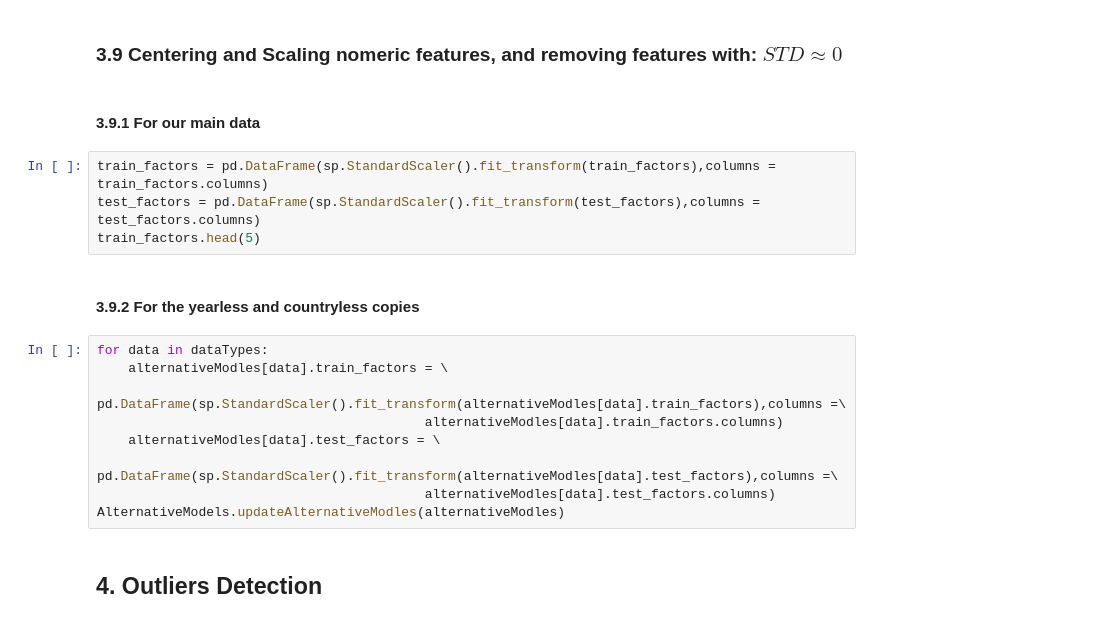
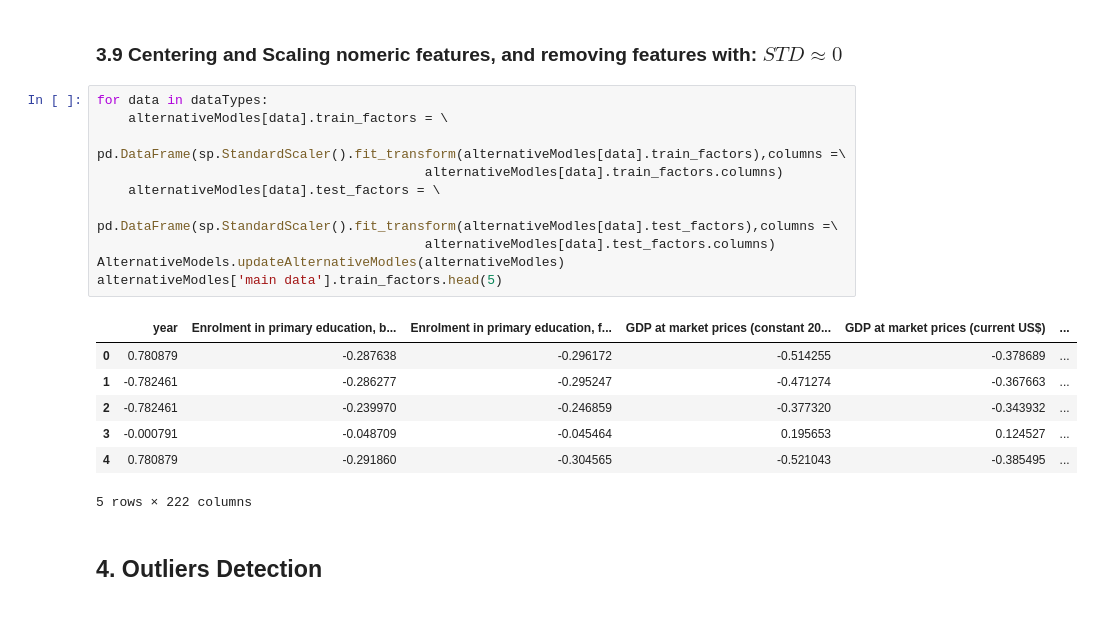
Before and after one commit to acrola/WorkShopDS, a Jupyter notebook: Project-Notebook.ipynb, the cells around one changed output. Cells and saved outputs as stored; diff of their text form.

```diff
--- a/Project-Notebook.ipynb
+++ b/Project-Notebook.ipynb
@@ -178,22 +222,23 @@ interact(OutliersDetection.allDataLinearityProving,\
 # %% [markdown]
 ### 3.9 Centering and Scaling nomeric features, and removing features with: $STD\approx0$
-# %% [markdown]
-#### 3.9.1 For our main data
 # %%
-train_factors = pd.DataFrame(sp.StandardScaler().fit_transform(train_factors),columns = train_factors.columns)
-test_factors = pd.DataFrame(sp.StandardScaler().fit_transform(test_factors),columns = test_factors.columns)
-train_factors.head(5)
+for data in dataTypes:
+    alternativeModles[data].train_factors = \
+            pd.DataFrame(sp.StandardScaler().fit_transform(alternativeModles[data].train_factors),columns =\
+                                          alternativeModles[data].train_factors.columns)
+    alternativeModles[data].test_factors = \
+            pd.DataFrame(sp.StandardScaler().fit_transform(alternativeModles[data].test_factors),columns =\
+                                          alternativeModles[data].test_factors.columns)
+AlternativeModels.updateAlternativeModles(alternativeModles)
+alternativeModles['main data'].train_factors.head(5)
+# %% [output]
+|  | year | Enrolment in primary education, b... | Enrolment in primary education, f... | GDP at market prices (constant 20... | GDP at market prices (current US$) | ... |
+| 0 | 0.780879 | -0.287638 | -0.296172 | -0.514255 | -0.378689 | ... |
+| 1 | -0.782461 | -0.286277 | -0.295247 | -0.471274 | -0.367663 | ... |
+| 2 | -0.782461 | -0.239970 | -0.246859 | -0.377320 | -0.343932 | ... |
+| 3 | -0.000791 | -0.048709 | -0.045464 | 0.195653 | 0.124527 | ... |
+| 4 | 0.780879 | -0.291860 | -0.304565 | -0.521043 | -0.385495 | ... |
+5 rows × 222 columns
-# %% [markdown]
-#### 3.9.2 For the yearless and countryless copies
-# %%
-for data in dataTypes:
-    alternativeModles[data].train_factors = \
-            pd.DataFrame(sp.StandardScaler().fit_transform(alternativeModles[data].train_factors),columns =\
-                                          alternativeModles[data].train_factors.columns)
-    alternativeModles[data].test_factors = \
-            pd.DataFrame(sp.StandardScaler().fit_transform(alternativeModles[data].test_factors),columns =\
-                                          alternativeModles[data].test_factors.columns)
-AlternativeModels.updateAlternativeModles(alternativeModles)
 # %% [markdown]
 ## 4. Outliers Detection
 # %% [markdown]
```
Also changed, not shown: parts of 44 cells of this notebook, 11 other files.
